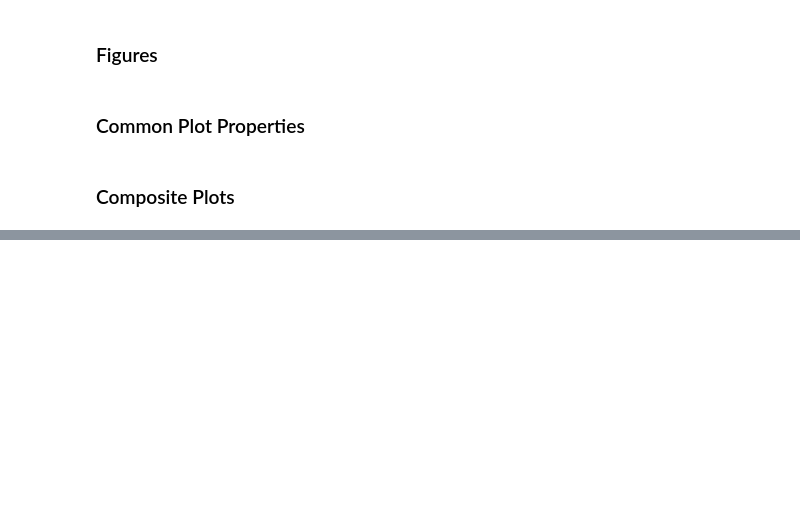
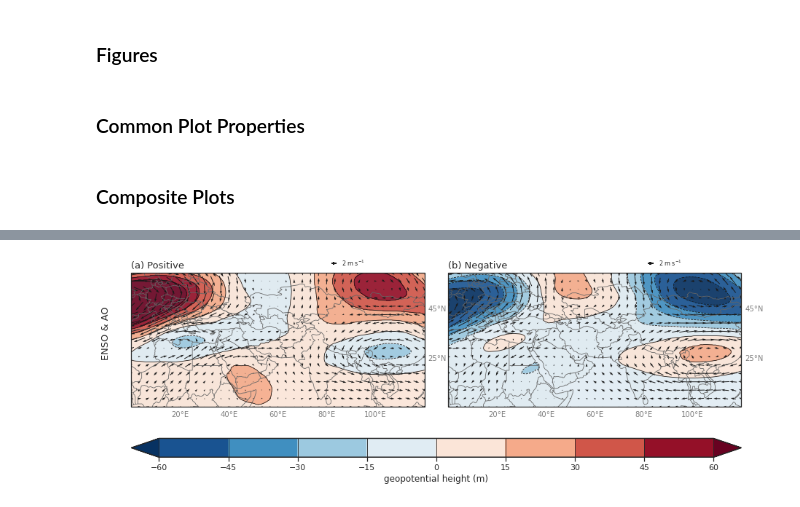
Before and after one commit to dlnash/AR_types, a Jupyter notebook: analysis/composites_climate_indices.ipynb, the cells around one changed output, grey strips where cells are left out. Cells and saved outputs as stored; diff of their text form; code cells hidden in the pictures; blank space fills up the shorter version.

```diff
--- a/analysis/composites_climate_indices.ipynb
+++ b/analysis/composites_climate_indices.ipynb
@@ -370,0 +371,76 @@ plt.show()
+# %%
+
+filepath = fig_path + 'composite_climate_indices_AO_ENSO.png'
+nrows = 1
+ncols = 2
+row_lbl = ['ENSO & AO', '']
+plt_lbl = ['(a) Positive', '(b) Negative', '(c)', '(d)', '(e)', '(f)']
+
+cond_lst = [1, -1]
+
+# Create figure
+fig = plt.figure(figsize=(15, 10))
+
+# Set up Axes Grid
+axes_class = (GeoAxes,dict(map_projection=mapcrs))
+axgr = AxesGrid(fig, 111, axes_class=axes_class,
+            nrows_ncols=(nrows, 2), axes_pad = 0.45,
+            cbar_location='bottom', cbar_mode='single',
+            cbar_pad=0.15, cbar_size='7%',label_mode='',
+            direction='row')
+
+
+#################################
+########## UPPER PLOTS ##########
+#################################
+for k, (ax, cond) in enumerate(zip(axgr, cond_lst)):
+    idx = (ds_lst[0]['ENSO'] == cond) & (ds_lst[0]['AO'] == cond)
+    data = ds_lst[0].sel(time=idx).mean('time')
+    plot_dict = plot_dict_upper
+    # lat/lon arrays
+    lats = data.lat.values
+    lons = data.lon.values
+    ax = draw_basemap(ax, extent=ext1, xticks=dx, yticks=dy, left_lats=False, right_lats=True)
+
+    uvec = data.U250.values
+    vvec = data.V250.values
+    hgts = data.H.values/(9.80665) # convert to geopotential height (m)
+
+   # Contour Filled (hgts significant)
+    cflevs = clevs = np.arange(-60, 75, 15)
+    cf = ax.contourf(lons, lats, hgts, transform=datacrs,
+                     levels=cflevs, cmap=plot_dict['cmap'], alpha=0.9, extend='both')
+
+    # Wind barbs / vectors
+    Q = ax.quiver(lons, lats, uvec, vvec, transform=datacrs,
+                  color='k', regrid_shape=17, pivot='middle',
+                  angles='xy', scale_units='xy', scale=1, units='xy')
+
+    # quiver key
+    qk = ax.quiverkey(Q, 0.7, 1.07, 2, '2 m s$^{-1}$', labelpos='E',
+                          coordinates='axes', fontproperties={'size': 8.0})
+
+    # Contour Lines (250-hPa Heights ALL)
+    clevs = cflevs
+    cs = ax.contour(lons, lats, hgts, transform=datacrs,
+                    levels=clevs, colors='k', linewidths=0.8)
+
+    # subtitles
+    ax.set_title(plt_lbl[k], loc='left',fontsize=13)
+    # Row labels
+    ax.text(-0.07, 0.55, row_lbl[k], va='bottom', ha='center',
+        rotation='vertical', rotation_mode='anchor', fontsize=13,
+        transform=ax.transAxes)
+
+    # Colorbar (single)
+    cb = fig.colorbar(cf, axgr.cbar_axes[0], orientation='horizontal', drawedges=True)
+    cb.set_label(plot_dict['cb_label'])
+
+
+# Save figure
+plt.savefig(filepath, dpi=300, bbox_inches='tight')
+
+# Show
+plt.show()
+# %% [output]
+[figure, added]
```
Also changed, not shown: parts of 4 cells of this notebook, 7 other files.
